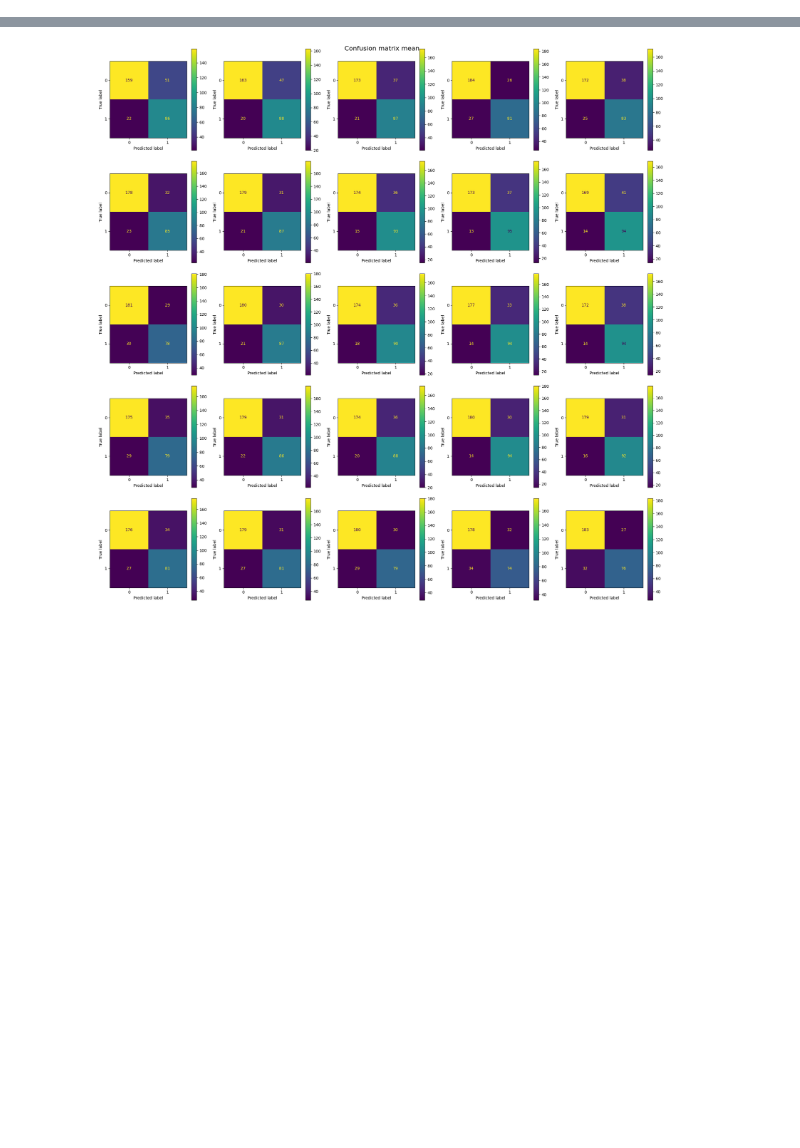
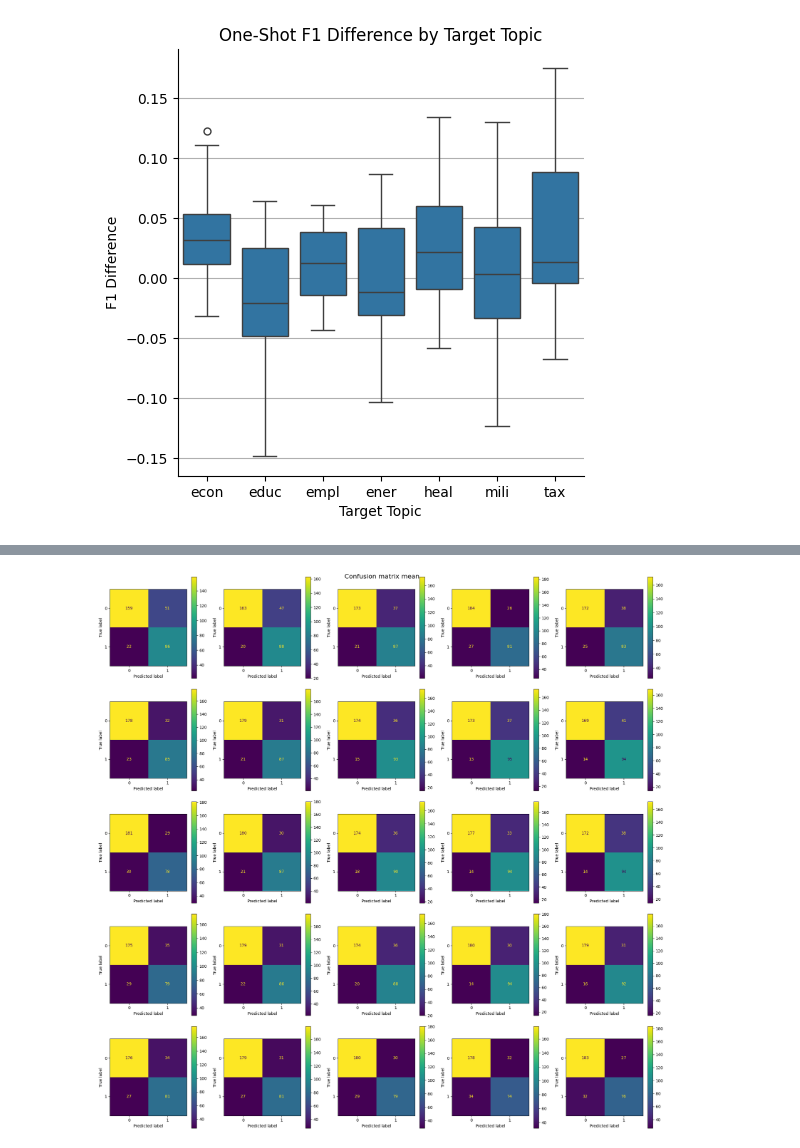
Before and after one commit to BashPrince/thesis, a Jupyter notebook: analysis/analysis.ipynb, the cells around one changed output, grey strips where cells are left out. Cells and saved outputs as stored; diff of their text form; code cells hidden in the pictures; blank space fills up the shorter version.

```diff
--- a/analysis/analysis.ipynb
+++ b/analysis/analysis.ipynb
@@ -466,3 +472,16 @@ def runs_to_linegraphs(groups: list[dict], metric: str = "f1", invert: bool = Fa
 
     for lg in line_graphs:
         line_graph_sequence(title=lg["title"], metric_data=lg["data"], metric_name=metric_display, x_label=lg['x-label'], std_scale=lg['std_scale'])
+# %%
+def calculate_topic_metrics(run_results: tuple, topics: list[str], test_set: pd.DataFrame) -> dict[str, pd.DataFrame]:
+    topic_metrics = {}
+    for topic in topics:
+        indices = test_set.index[test_set["topic"] == topic].tolist()
+        predictions = (r["predictions"] for r in run_results)
+        labels = (r["labels"] for r in run_results)
+        topic_predictions = (p[indices] for p in predictions)
+        topic_labels = (l[indices] for l in labels)
+        filtered_results = ({"predictions": p, "labels": l} for p, l in zip (topic_predictions, topic_labels))
+        topic_metrics[topic] = calculate_metrics(filtered_results, invert=False)
+
+    return topic_metrics
@@ -468,0 +596,22 @@ def runs_to_linegraphs(groups: list[dict], metric: str = "f1", invert: bool = Fa
+# %%
+def cross_topic_catplot(topics: list[str], cross_metrics: dict[str, pd.DataFrame], x_source: str, title: str, hue_source: str|None=None, kind: str="strip"):
+    df = pd.DataFrame(columns=["base", "augment", "target", "F1 Difference"])
+
+    for base_topic in topics:
+        for augment_topic in topics:
+            for target_topic in topics:
+
+                mean_base_f1 = cross_metrics[base_topic][target_topic]["f1"].to_numpy().mean().item()
+                combined_topics = base_topic + "_" + augment_topic
+                mean_augmented_f1 = cross_metrics[combined_topics][target_topic]["f1"].to_numpy().mean().item()
+
+                f1_diff = mean_augmented_f1 - mean_base_f1
+                # Limit topic names to n chars
+                char_lim = 4
+                df.loc[len(df)] = [base_topic[:char_lim], augment_topic[:char_lim], target_topic[:char_lim], f1_diff]
+
+    sns.catplot(data=df, x=x_source, y="F1 Difference", hue=hue_source, kind=kind)
+    plt.grid(axis="y")
+    plt.title(title)
+    plt.xlabel(x_source.capitalize() + " Topic")
+    plt.show()
@@ -469,3 +636,8 @@ def runs_to_linegraphs(groups: list[dict], metric: str = "f1", invert: bool = Fa
+# %%
+x_source = "target"
+cross_topic_catplot(topics=topics, cross_metrics=cross_metrics, x_source=x_source, hue_source=None, kind="box", title=f"{n_shot} F1 Difference by {x_source.capitalize()} Topic")
+# %% [output]
+[figure, added]
 # %%
 eval_groups = [
     # {
```
Also changed, not shown: parts of 9 cells of this notebook, 2 other files.
